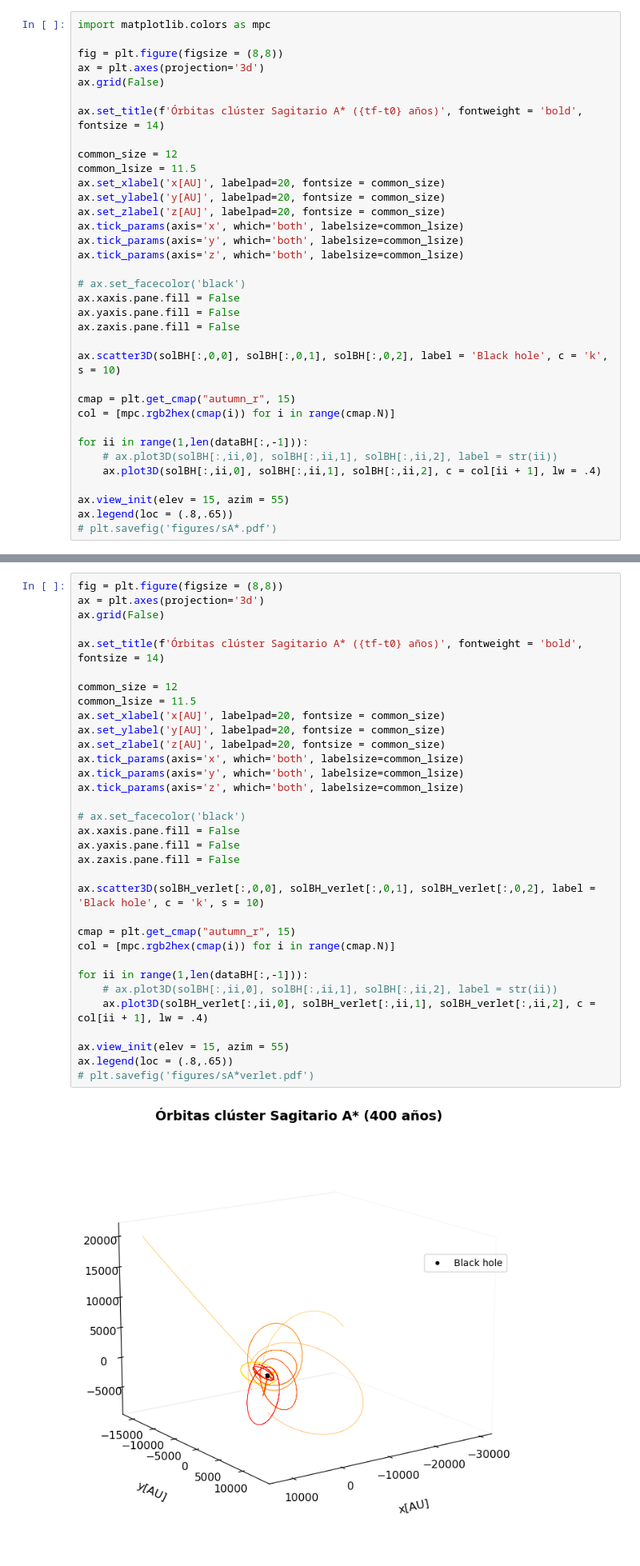
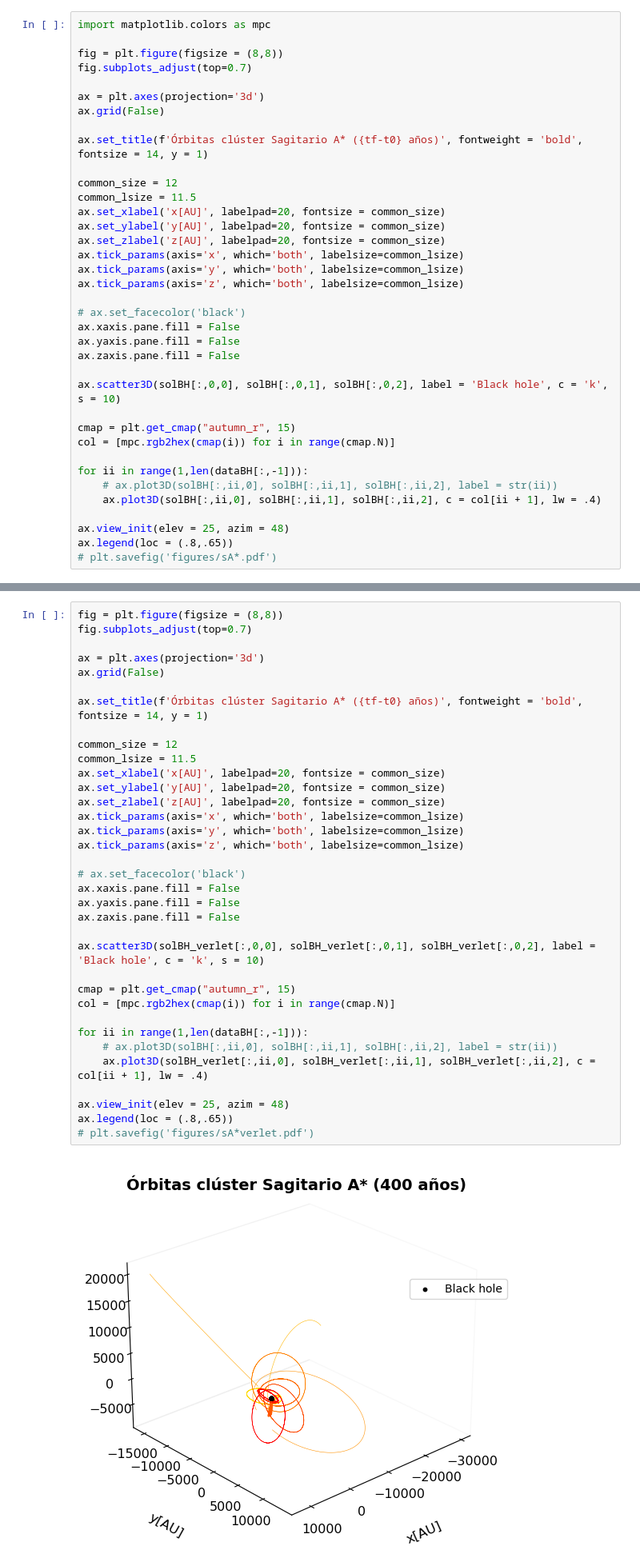
Before and after one commit to CosmeticMichu/excersise-07, a Jupyter notebook: N-bodies.ipynb, the cells around one changed output, grey strips where cells are left out. Shown at 80% size. Cells and saved outputs as stored; diff of their text form.

```diff
--- a/N-bodies.ipynb
+++ b/N-bodies.ipynb
@@ -290,10 +292,12 @@ El tiempo de ejecución fue 59.905503273010254 segundos
 import matplotlib.colors as mpc
 
 fig = plt.figure(figsize = (8,8))
+fig.subplots_adjust(top=0.7)
+
 ax = plt.axes(projection='3d')
 ax.grid(False)
 
-ax.set_title(f'Órbitas clúster Sagitario A* ({tf-t0} años)', fontweight = 'bold', fontsize = 14)
+ax.set_title(f'Órbitas clúster Sagitario A* ({tf-t0} años)', fontweight = 'bold', fontsize = 14, y = 1)
 
 common_size = 12
 common_lsize = 11.5
@@ -318,7 +322,7 @@ for ii in range(1,len(dataBH[:,-1])):
     # ax.plot3D(solBH[:,ii,0], solBH[:,ii,1], solBH[:,ii,2], label = str(ii))
     ax.plot3D(solBH[:,ii,0], solBH[:,ii,1], solBH[:,ii,2], c = col[ii + 1], lw = .4)
 
-ax.view_init(elev = 15, azim = 55)
+ax.view_init(elev = 25, azim = 48)
 ax.legend(loc = (.8,.65))
 # plt.savefig('figures/sA*.pdf')
 # %% [output]
@@ -375,38 +379,40 @@ El tiempo de ejecución fue 15.513012647628784 segundos
 # %%
 fig = plt.figure(figsize = (8,8))
+fig.subplots_adjust(top=0.7)
+
 ax = plt.axes(projection='3d')
 ax.grid(False)
 
-ax.set_title(f'Órbitas clúster Sagitario A* ({tf-t0} años)', fontweight = 'bold', fontsize = 14)
+ax.set_title(f'Órbitas clúster Sagitario A* ({tf-t0} años)', fontweight = 'bold', fontsize = 14, y = 1)
 
 common_size = 12
 common_lsize = 11.5
 ax.set_xlabel('x[AU]', labelpad=20, fontsize = common_size)
 ax.set_ylabel('y[AU]', labelpad=20, fontsize = common_size)
 ax.set_zlabel('z[AU]', labelpad=20, fontsize = common_size)
 ax.tick_params(axis='x', which='both', labelsize=common_lsize)
 ax.tick_params(axis='y', which='both', labelsize=common_lsize)
 ax.tick_params(axis='z', which='both', labelsize=common_lsize)
 
 # ax.set_facecolor('black')
 ax.xaxis.pane.fill = False
 ax.yaxis.pane.fill = False
 ax.zaxis.pane.fill = False
 
 ax.scatter3D(solBH_verlet[:,0,0], solBH_verlet[:,0,1], solBH_verlet[:,0,2], label = 'Black hole', c = 'k', s = 10)
 
 cmap = plt.get_cmap("autumn_r", 15)
 col = [mpc.rgb2hex(cmap(i)) for i in range(cmap.N)]
 
 for ii in range(1,len(dataBH[:,-1])):
     # ax.plot3D(solBH[:,ii,0], solBH[:,ii,1], solBH[:,ii,2], label = str(ii))
     ax.plot3D(solBH_verlet[:,ii,0], solBH_verlet[:,ii,1], solBH_verlet[:,ii,2], c = col[ii + 1], lw = .4)
 
-ax.view_init(elev = 15, azim = 55)
+ax.view_init(elev = 25, azim = 48)
 ax.legend(loc = (.8,.65))
 # plt.savefig('figures/sA*verlet.pdf')
 # %% [output]
-[figure, old version]
+[figure, new version]
 # %% [markdown]
 Con este método de integración, la energía se comporta como
 # %%
```
Also changed, not shown: parts of 5 cells of this notebook.
